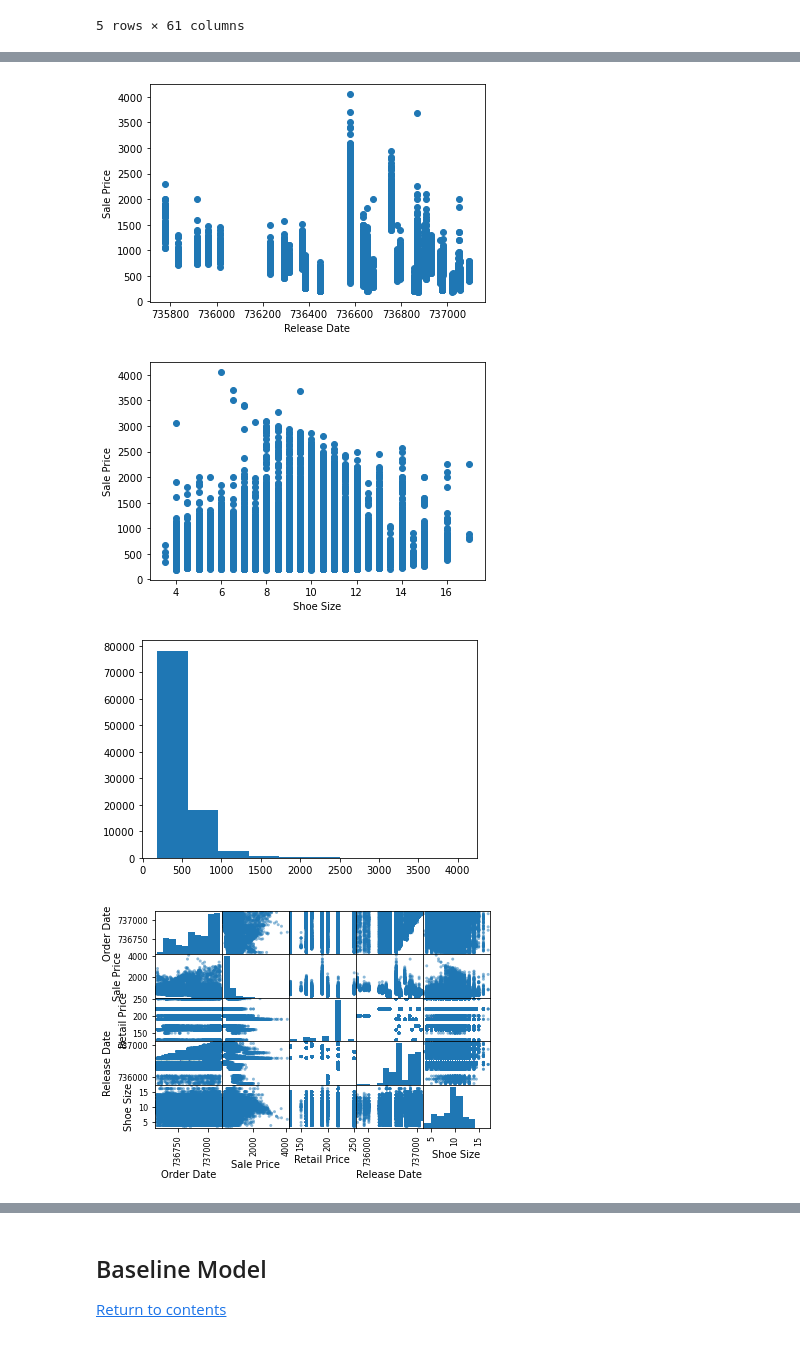
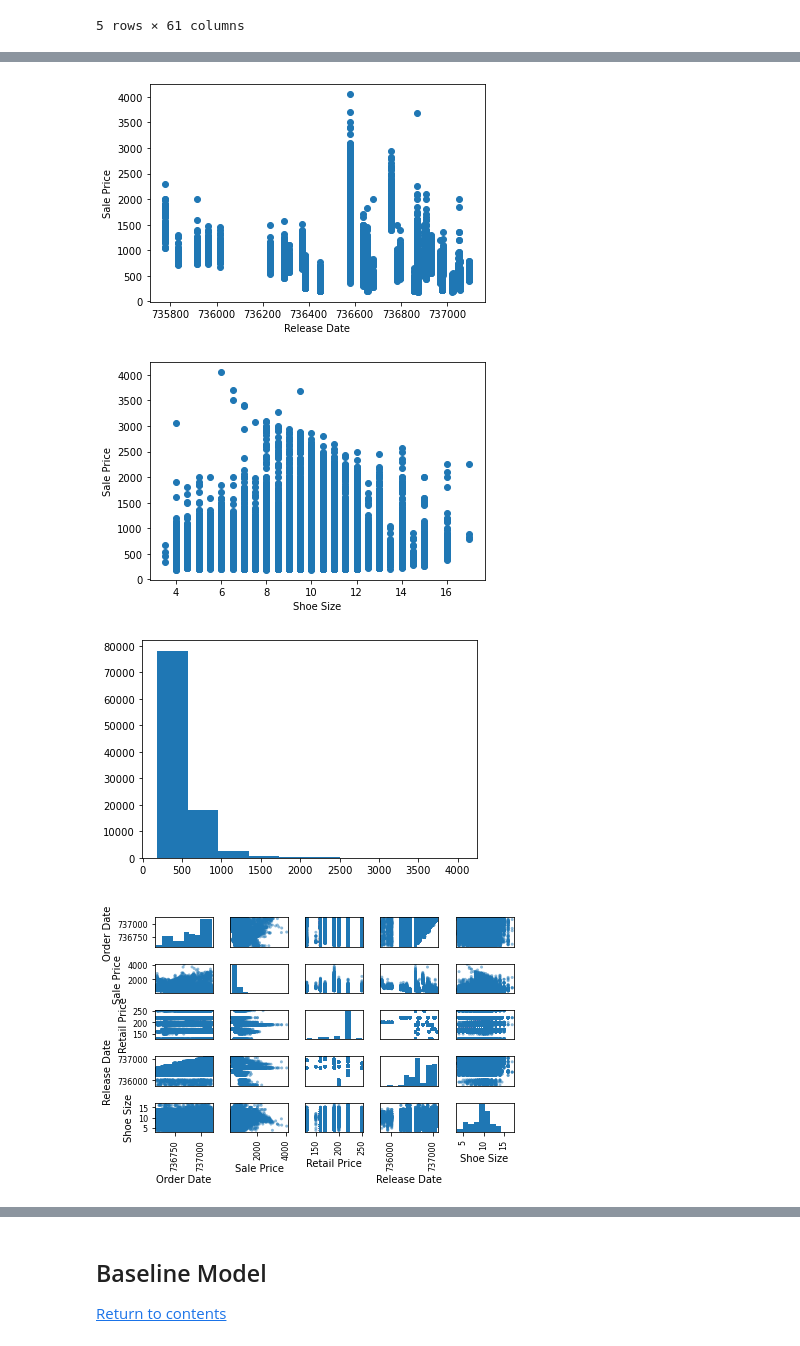
Before and after one commit to westonruths/final_project_sneakers, a Jupyter notebook: sneakers.ipynb, the cells around one changed output, grey strips where cells are left out. Saved outputs shown, nothing was run; the diff lists cells and outputs as text; code cells hidden in the pictures.

Commit message:
Updated Visuals

```diff
--- a/sneakers.ipynb
+++ b/sneakers.ipynb
@@ -203,4 +203,5 @@ plt.figure()
 plt.hist(data['Sale Price'])
 
 scatter_matrix(data[attr_list])
+plt.tight_layout()
 # %% [output]
@@ -224,8 +208,8 @@ array([[<AxesSubplot:xlabel='Order Date', ylabel='Order Date'>,
 [figure]
 [figure]
 [figure]
 [figure]
-[figure, old version]
+[figure, new version]
 # %%
 #Aggregating by Shoe Size
 data1= data.groupby(by= ['Shoe Size']).mean()
```
Also changed, not shown: parts of 3 cells of this notebook.
